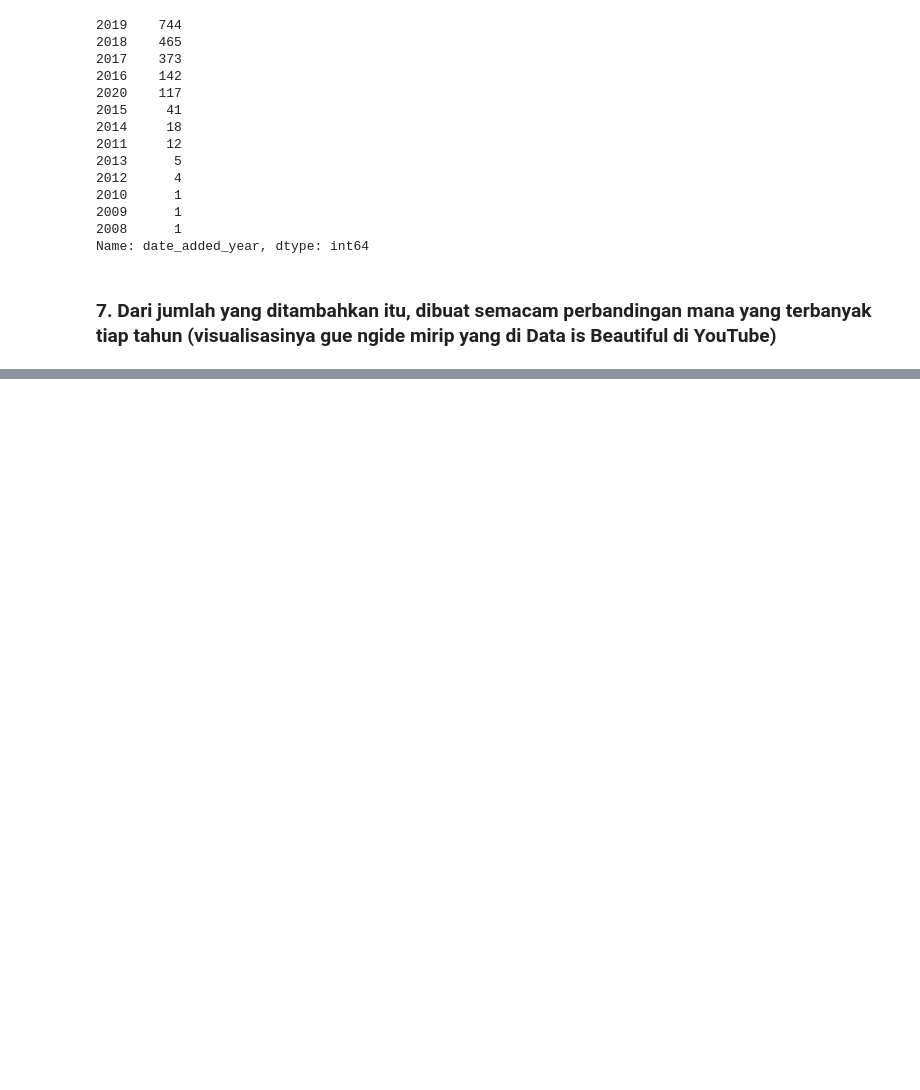
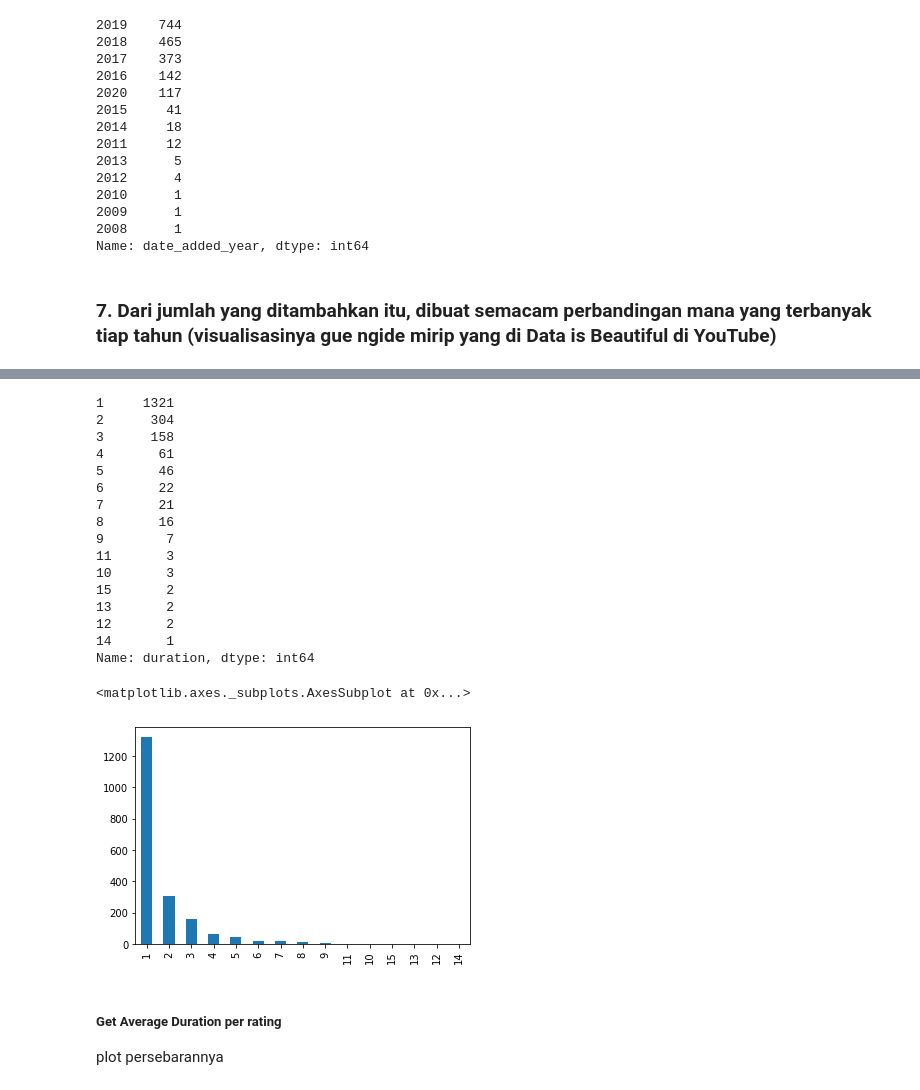
Before and after one commit to rindanh/Latihan-NDSC, a Jupyter notebook: netflix/raihan/Task_Zeva.ipynb, the cells around one changed output, grey strips where cells are left out. Cells and saved outputs as stored; diff of their text form; code cells hidden in the pictures; blank space fills up the shorter version.

```diff
--- a/netflix/raihan/Task_Zeva.ipynb
+++ b/netflix/raihan/Task_Zeva.ipynb
@@ -332,0 +455,3 @@ plt.show()
+# %%
+df_tvshow = df[df.type == 'TV Show']
+df_tvshow.head()
@@ -332,0 +468,6 @@ plt.show()
+# %%
+def convert_duration_season(dur_str):
+    return int(dur_str[:-7])
+# %%
+df_tvshow['duration'] = df_tvshow['duration'].apply(convert_duration_season)
+df_tvshow.head()
@@ -332,0 +500,25 @@ plt.show()
+# %%
+print(df_tvshow.duration.value_counts())
+df_tvshow.duration.value_counts().plot(kind="bar")
+# %% [output]
+1     1321
+2      304
+3      158
+4       61
+5       46
+6       22
+7       21
+8       16
+9        7
+11       3
+10       3
+15       2
+13       2
+12       2
+14       1
+Name: duration, dtype: int64
+<matplotlib.axes._subplots.AxesSubplot at 0x...>
+[figure, added]
+# %% [markdown]
+##### Get Average Duration per rating
+plot persebarannya
```
Also changed, not shown: parts of 31 cells of this notebook.
